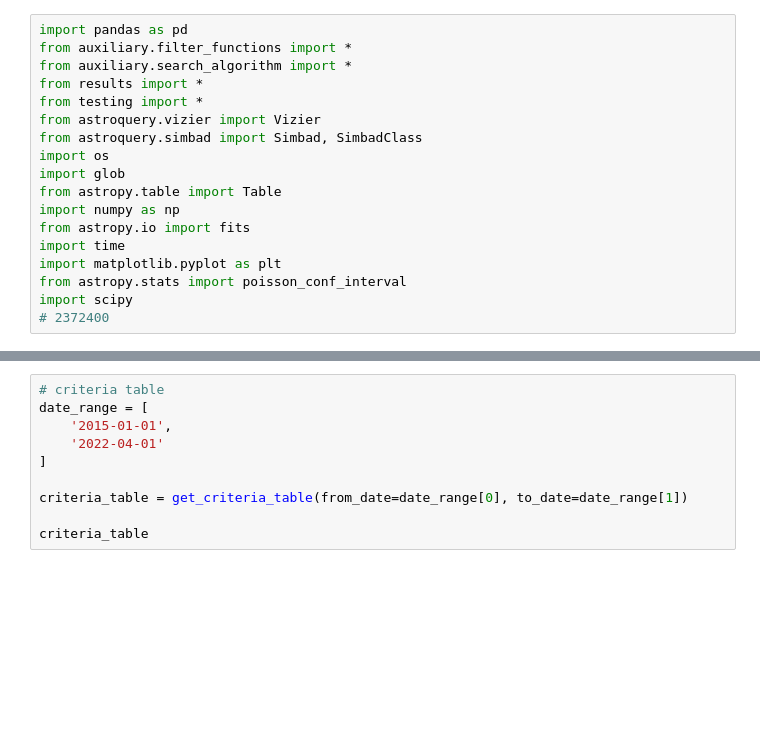
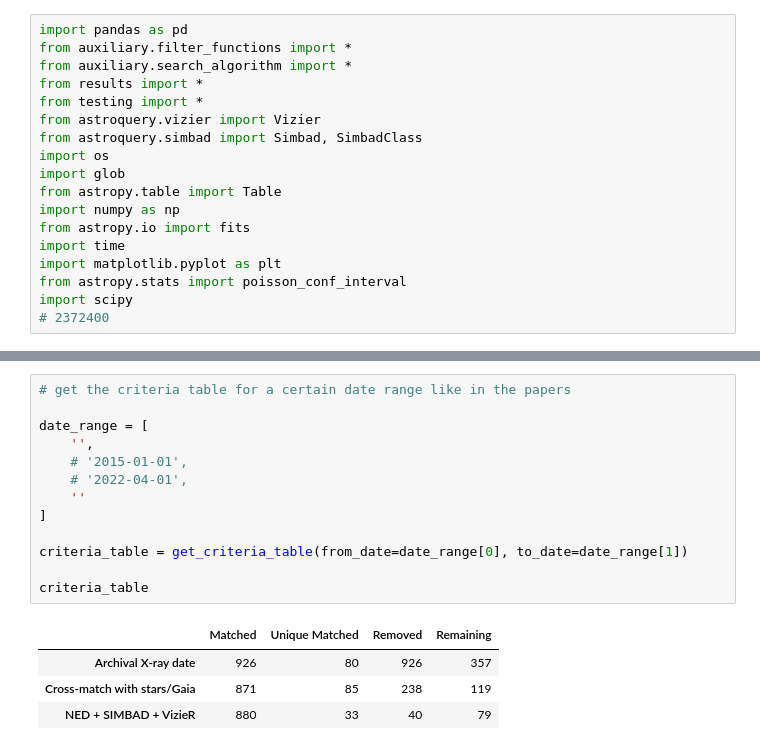
Before and after one commit to jessecrans/bachelor-internship, a Jupyter notebook: code/search/test.ipynb, the cells around one changed output, grey strips where cells are left out. Saved outputs shown, nothing was run; the diff lists cells and outputs as text; blank space fills up the shorter version.

```diff
--- a/code/search/test.ipynb
+++ b/code/search/test.ipynb
@@ -34,11 +44,19 @@ print(
 # %%
-# criteria table
+# get the criteria table for a certain date range like in the papers
+
 date_range = [
-    '2015-01-01',
-    '2022-04-01'
+    '',
+    # '2015-01-01',
+    # '2022-04-01',
+    ''
 ]
 
 criteria_table = get_criteria_table(from_date=date_range[0], to_date=date_range[1])
 
 criteria_table
+# %% [output]
+|  | Matched | Unique Matched | Removed | Remaining |
+| Archival X-ray date | 926 | 80 | 926 | 357 |
+| Cross-match with stars/Gaia | 871 | 85 | 238 | 119 |
+| NED + SIMBAD + VizieR | 880 | 33 | 40 | 79 |
 # %%
```
Also changed, not shown: parts of 10 cells of this notebook, 25 other files.
